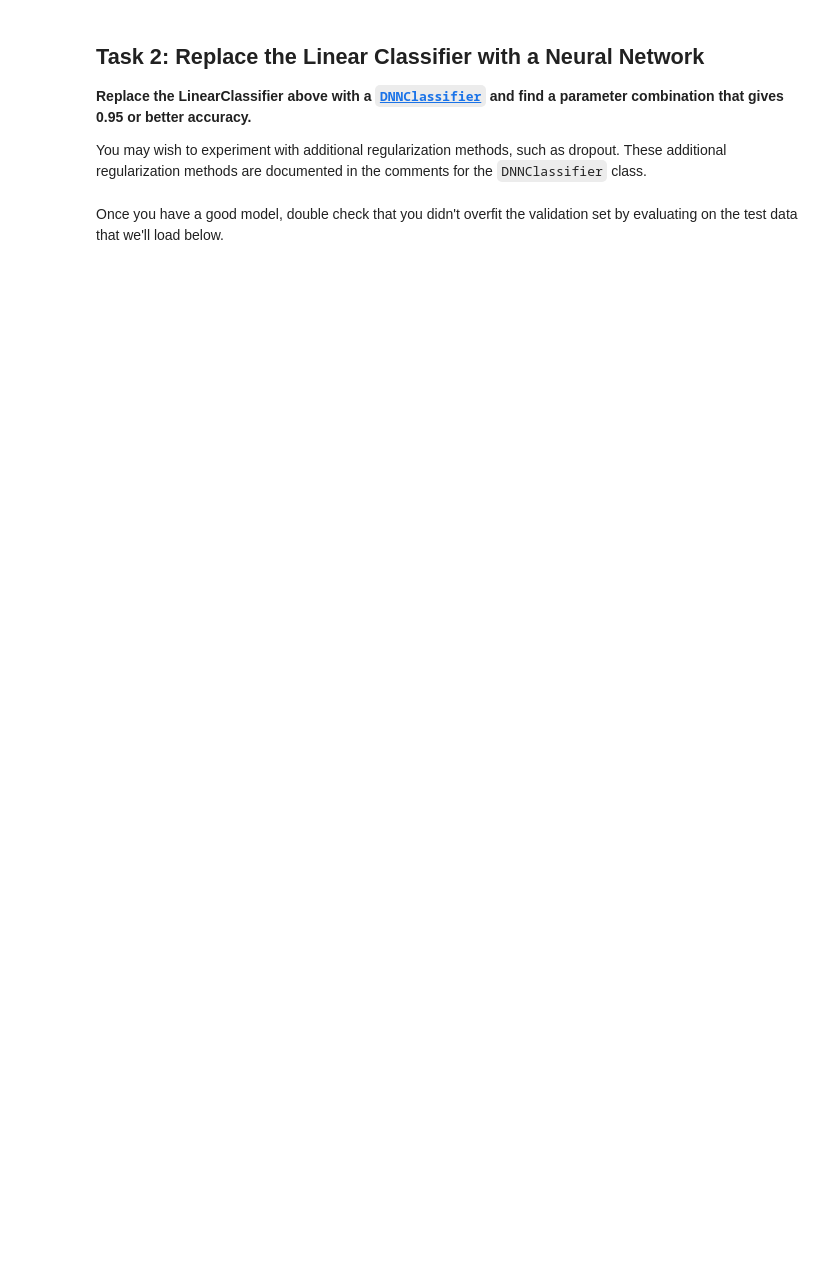
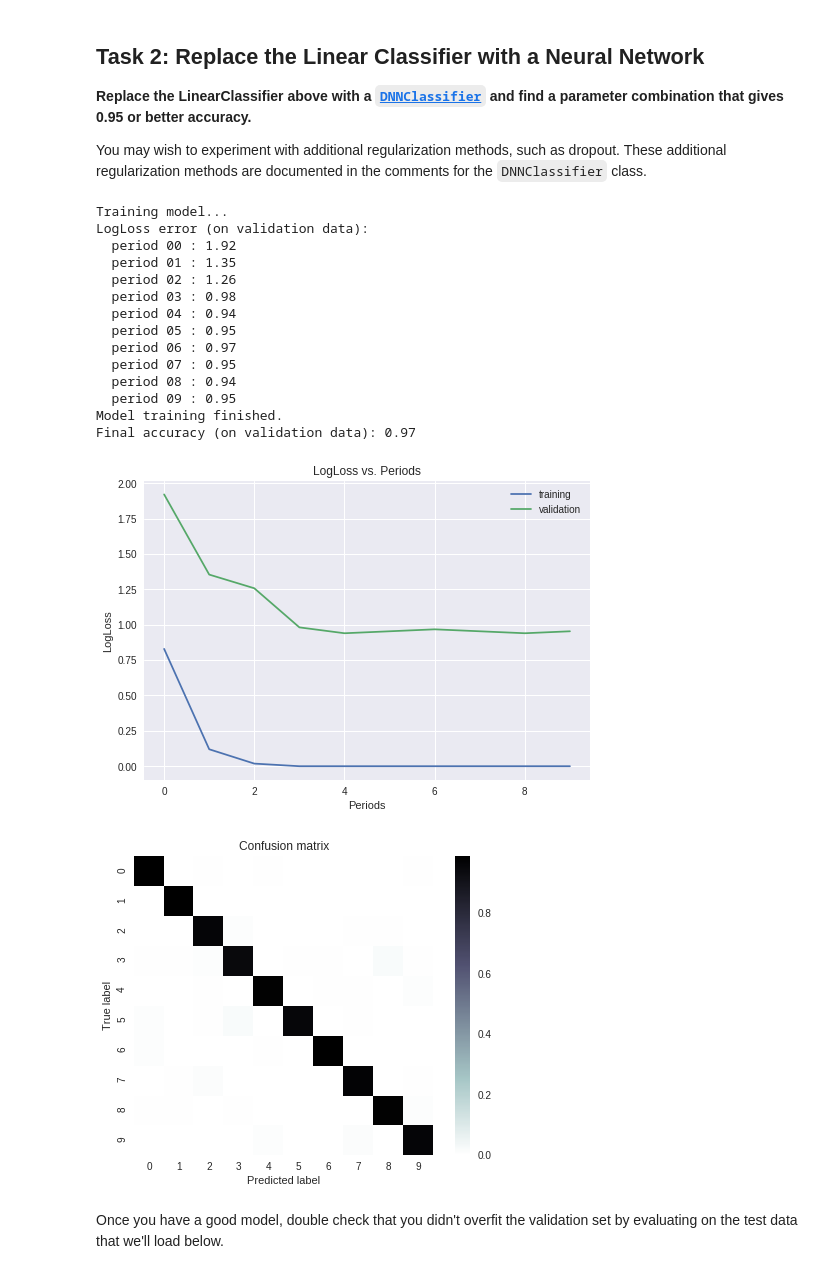
Before and after one commit to steineron/TensowFlowFirstSteps, a Jupyter notebook: multi_class_classification_of_handwritten_digits.ipynb, the cells around one changed output. Saved outputs shown, nothing was run; the diff lists cells and outputs as text; code cells hidden in the pictures; blank space fills up the shorter version.

```diff
--- a/multi_class_classification_of_handwritten_digits.ipynb
+++ b/multi_class_classification_of_handwritten_digits.ipynb
@@ -340,3 +538,30 @@ You may wish to experiment with additional regularization methods, such as dropo
+# %%
+nn_classifier = train_nn_classification_model(
+    learning_rate=0.05,
+    steps=7500,
+    batch_size=50,
+    hidden_units=[784,100,100],
+    training_examples=training_examples,
+    training_targets=training_targets,
+    validation_examples=validation_examples,
+    validation_targets=validation_targets)
+# %% [output]
+Training model...
+LogLoss error (on validation data):
+  period 00 : 1.92
+  period 01 : 1.35
+  period 02 : 1.26
+  period 03 : 0.98
+  period 04 : 0.94
+  period 05 : 0.95
+  period 06 : 0.97
+  period 07 : 0.95
+  period 08 : 0.94
+  period 09 : 0.95
+Model training finished.
+Final accuracy (on validation data): 0.97
+[figure, added]
+[figure, added]
 # %% [markdown]
 Once you have a good model, double check that you didn't overfit the validation set by evaluating on the test data that we'll load below.
 # %%
```
Also changed, not shown: parts of 17 cells of this notebook.
